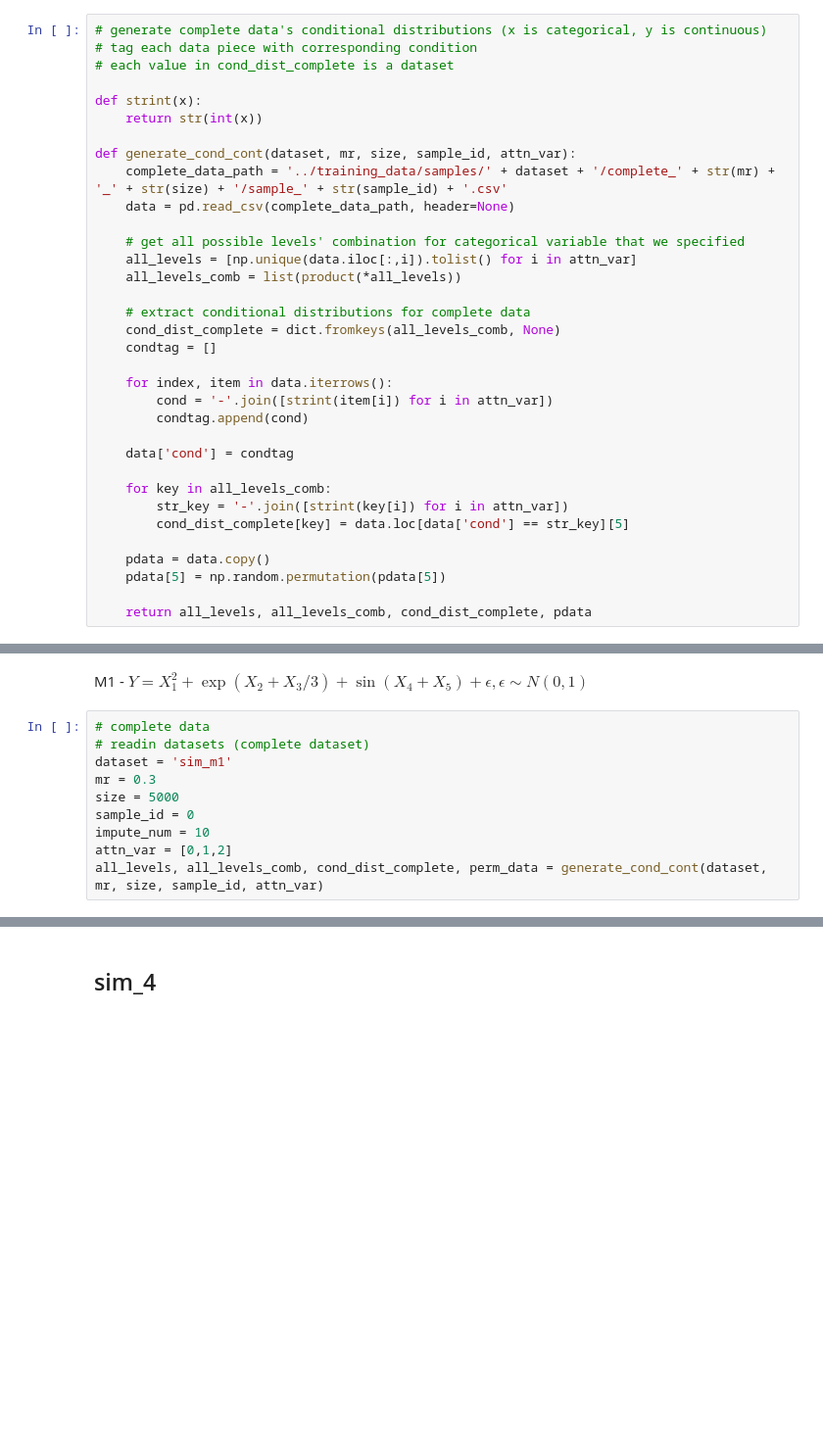
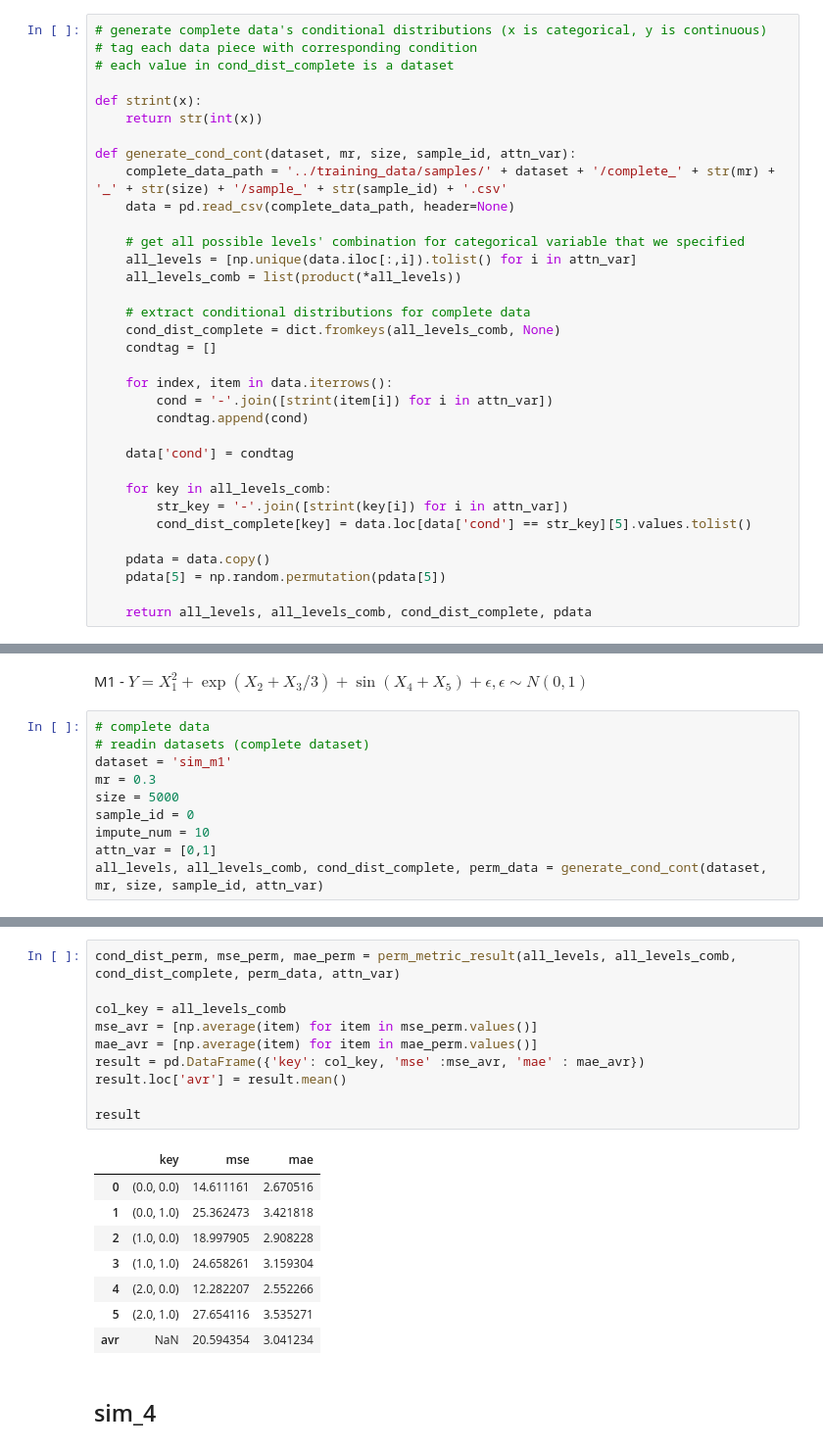
Before and after one commit to AlAaraaf/MissingData_DL, a Jupyter notebook: data_view.ipynb, the cells around one changed output, grey strips where cells are left out. Shown: that part at 98% size. Cells and saved outputs as stored; diff of their text form; blank space fills up the shorter version.

```diff
--- a/data_view.ipynb
+++ b/data_view.ipynb
@@ -322,7 +322,7 @@ def generate_cond_cont(dataset, mr, size, sample_id, attn_var):
 
     for key in all_levels_comb:
         str_key = '-'.join([strint(key[i]) for i in attn_var])
-        cond_dist_complete[key] = data.loc[data['cond'] == str_key][5]
+        cond_dist_complete[key] = data.loc[data['cond'] == str_key][5].values.tolist()
 
     pdata = data.copy()
     pdata[5] = np.random.permutation(pdata[5])
@@ -380,5 +416,5 @@ mr = 0.3
 size = 5000
 sample_id = 0
 impute_num = 10
-attn_var = [0,1,2]
+attn_var = [0,1]
 all_levels, all_levels_comb, cond_dist_complete, perm_data = generate_cond_cont(dataset, mr, size, sample_id, attn_var)
@@ -426,3 +421,22 @@ perm_kl_result(all_levels, all_levels_comb, cond_dist_complete, perm_data)
+# %%
+cond_dist_perm, mse_perm, mae_perm = perm_metric_result(all_levels, all_levels_comb, cond_dist_complete, perm_data, attn_var)
+
+col_key = all_levels_comb
+mse_avr = [np.average(item) for item in mse_perm.values()]
+mae_avr = [np.average(item) for item in mae_perm.values()]
+result = pd.DataFrame({'key': col_key, 'mse' :mse_avr, 'mae' : mae_avr})
+result.loc['avr'] = result.mean()
+
+result
+# %% [output]
+|  | key | mse | mae |
+| 0 | (0.0, 0.0) | 14.611161 | 2.670516 |
+| 1 | (0.0, 1.0) | 25.362473 | 3.421818 |
+| 2 | (1.0, 0.0) | 18.997905 | 2.908228 |
+| 3 | (1.0, 1.0) | 24.658261 | 3.159304 |
+| 4 | (2.0, 0.0) | 12.282207 | 2.552266 |
+| 5 | (2.0, 1.0) | 27.654116 | 3.535271 |
+| avr | NaN | 20.594354 | 3.041234 |
 # %% [markdown]
 ## sim_4
 # %% [markdown]
```
Also changed, not shown: parts of 7 cells of this notebook.
